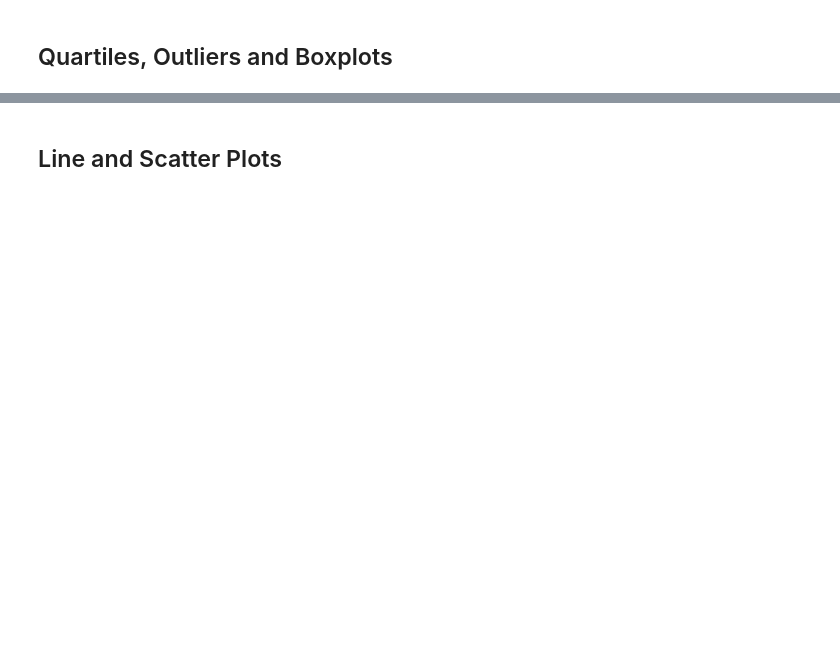
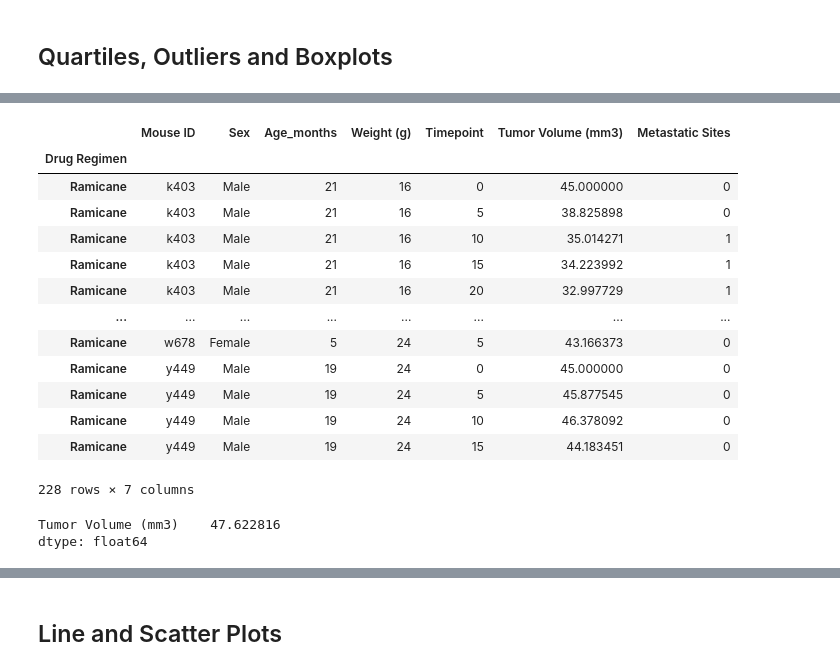
Before and after one commit to kofi-max/weekmatplotlib, a Jupyter notebook: weekmatplotlib/Pymaceuticals/homework_solution.ipynb, the cells around one changed output, grey strips where cells are left out. Drawn from its saved outputs; the diff is of its cells as text; code cells hidden in the pictures; blank space fills up the shorter version.

```diff
--- a/weekmatplotlib/Pymaceuticals/homework_solution.ipynb
+++ b/weekmatplotlib/Pymaceuticals/homework_solution.ipynb
@@ -534,3 +538,6 @@ TypeError: '<' not supported between instances of 'str' and 'int'
 
 
 # Merge this group df with the original dataframe to get the tumor volume at the last timepoint
+# %%
+df = clean_mouse_data_complete_df.set_index("Drug Regimen")
+df.head()
@@ -536,0 +552,25 @@ TypeError: '<' not supported between instances of 'str' and 'int'
+# %%
+ramicane_volume_df = df.loc["Ramicane"]
+ramicane_volume_df
+# %% [output]
+|  | Mouse ID | Sex | Age_months | Weight (g) | Timepoint | Tumor Volume (mm3) | Metastatic Sites |
+| Drug Regimen |  |  |  |  |  |  |  |
+| Ramicane | k403 | Male | 21 | 16 | 0 | 45.000000 | 0 |
+| Ramicane | k403 | Male | 21 | 16 | 5 | 38.825898 | 0 |
+| Ramicane | k403 | Male | 21 | 16 | 10 | 35.014271 | 1 |
+| Ramicane | k403 | Male | 21 | 16 | 15 | 34.223992 | 1 |
+| Ramicane | k403 | Male | 21 | 16 | 20 | 32.997729 | 1 |
+| ... | ... | ... | ... | ... | ... | ... | ... |
+| Ramicane | w678 | Female | 5 | 24 | 5 | 43.166373 | 0 |
+| Ramicane | y449 | Male | 19 | 24 | 0 | 45.000000 | 0 |
+| Ramicane | y449 | Male | 19 | 24 | 5 | 45.877545 | 0 |
+| Ramicane | y449 | Male | 19 | 24 | 10 | 46.378092 | 0 |
+| Ramicane | y449 | Male | 19 | 24 | 15 | 44.183451 | 0 |
+228 rows × 7 columns
+# %%
+total_volume_df = ramicane_volume_df.loc["Ramicane"]
+total = tumor_regimen_ramicane_df[["Tumor Volume (mm3)"]].max()
+total
+# %% [output]
+Tumor Volume (mm3)    47.622816
+dtype: float64
```
Also changed, not shown: parts of 31 cells of this notebook.
